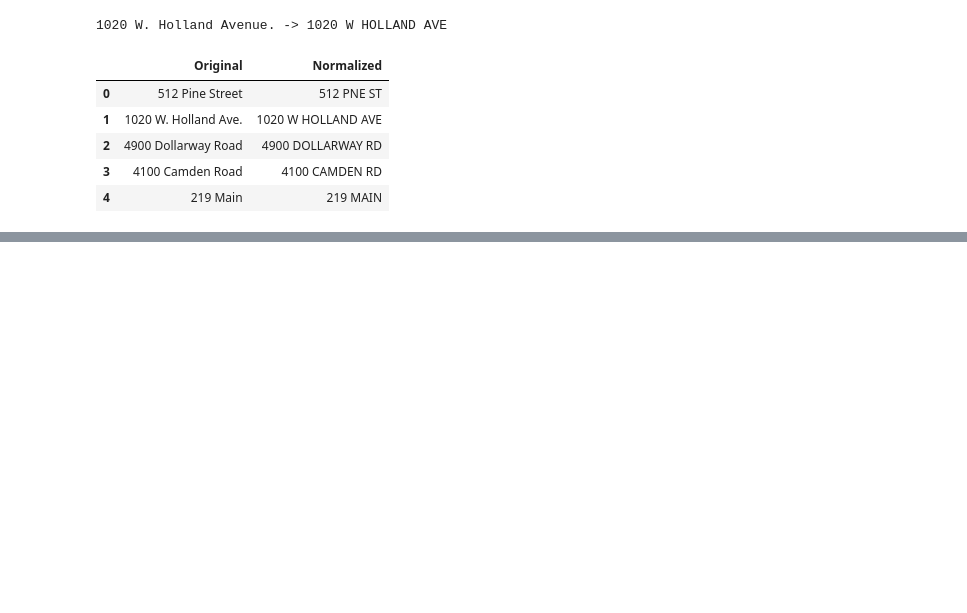
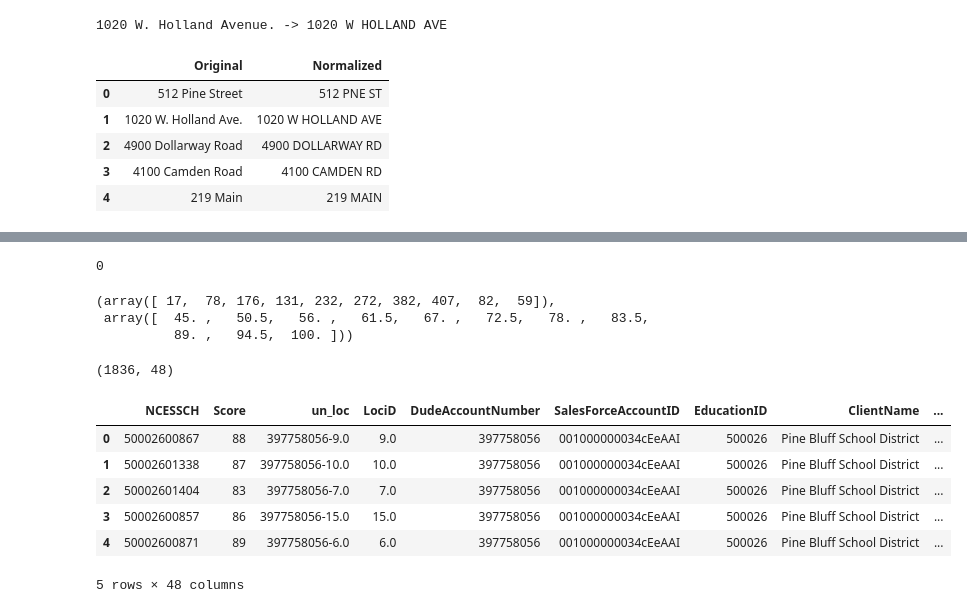
Before and after one commit to leeprevost/SchoolLocationFuzzyMatch, a Jupyter notebook: fuzzy.ipynb, the cells around one changed output, grey strips where cells are left out. Cells and saved outputs as stored; diff of their text form; code cells hidden in the pictures; blank space fills up the shorter version.

Commit message:
added fuzzy match of sample data

```diff
--- a/fuzzy.ipynb
+++ b/fuzzy.ipynb
@@ -208,0 +260,3 @@ df_norm.head()
+# %%
+idx = db_rows.index(best[0])
+db_district.iloc[idx:idx+1, :]
@@ -208,0 +269,19 @@ df_norm.head()
+# %%
+df['Query'] = [concatenate_sample_fields(row) for i, row in df.iterrows()]
+df.sort_values('EducationID', inplace=True)
+# %%
+result = []
+prev_eduid = None
+for un_loc, query, eduid in zip(df.un_loc, df.Query, df.EducationID):
+    if eduid != prev_eduid:
+        prev_eduid = eduid
+        db_district = db[db.NCESSCH.str[0:6]==eduid]
+        db_rows = [concatenate_db_fields(row) for i, row in db_district.iterrows()]
+    best = process.extractOne(query, db_rows)
+    if best is None:
+        result.append(('', 0, un_loc))
+    else:
+        idx = db_rows.index(best[0])
+        ncessch = db_district.NCESSCH.iloc[idx]
+        result.append((ncessch, best[1], un_loc))
+print(len(result))
@@ -208,0 +290,4 @@ df_norm.head()
+# %%
+df_res = pd.DataFrame(result, columns=['NCESSCH', 'Score', 'un_loc'])
+print(df_res.shape)
+df_res.head()
@@ -208,0 +302,23 @@ df_norm.head()
+# %%
+print((df_res.Score==0).sum())
+np.histogram(df_res.Score)
+# %% [output]
+0
+(array([ 17,  78, 176, 131, 232, 272, 382, 407,  82,  59]),
+ array([  45. ,   50.5,   56. ,   61.5,   67. ,   72.5,   78. ,   83.5,
+          89. ,   94.5,  100. ]))
+# %%
+df_res = pd.merge(df_res, df.drop(['normAddress', 'Query'], axis=1), on='un_loc', how='left')
+df_res = pd.merge(df_res, db, on='NCESSCH', how='left')
+print(df_res.shape)
+df_res.to_csv('sample_match.csv', index=False)
+df_res.head()
+# %% [output]
+(1836, 48)
+|  | NCESSCH | Score | un_loc | LociD | DudeAccountNumber | SalesForceAccountID | EducationID | ClientName | ... |
+| 0 | 50002600867 | 88 | 397758056-9.0 | 9.0 | 397758056 | 001000000034cEeAAI | 500026 | Pine Bluff School District | ... |
+| 1 | 50002601338 | 87 | 397758056-10.0 | 10.0 | 397758056 | 001000000034cEeAAI | 500026 | Pine Bluff School District | ... |
+| 2 | 50002601404 | 83 | 397758056-7.0 | 7.0 | 397758056 | 001000000034cEeAAI | 500026 | Pine Bluff School District | ... |
+| 3 | 50002600857 | 86 | 397758056-15.0 | 15.0 | 397758056 | 001000000034cEeAAI | 500026 | Pine Bluff School District | ... |
+| 4 | 50002600871 | 89 | 397758056-6.0 | 6.0 | 397758056 | 001000000034cEeAAI | 500026 | Pine Bluff School District | ... |
+5 rows × 48 columns
```
Also changed, not shown: parts of 11 cells of this notebook, 1 other file.
